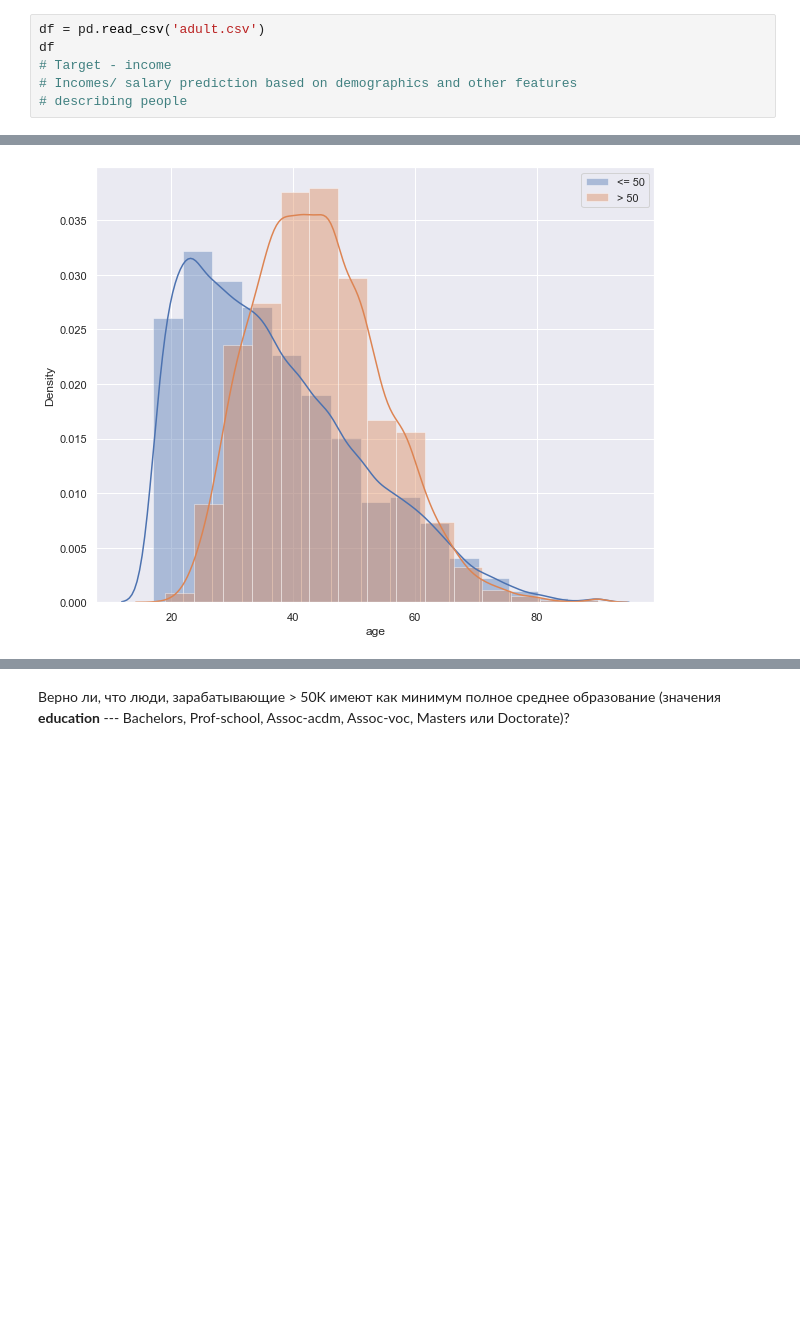
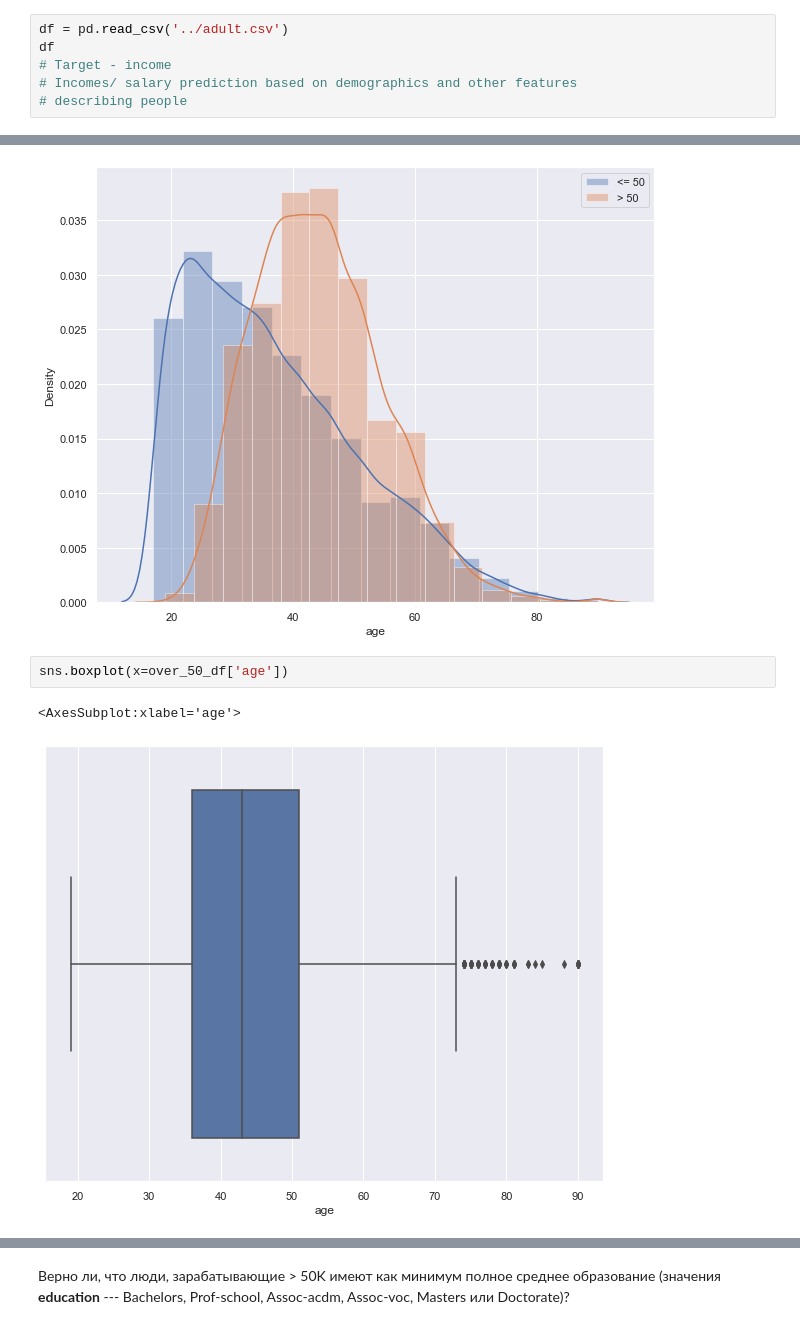
Before and after one commit to LVystorobska/ML-labs, a Jupyter notebook: lab_1_EDA/eda-adult-income-prediction_lab_1.ipynb, the cells around one changed output, grey strips where cells are left out. Drawn from its saved outputs; the diff is of its cells as text; blank space fills up the shorter version.

```diff
--- a/lab_1_EDA/eda-adult-income-prediction_lab_1.ipynb
+++ b/lab_1_EDA/eda-adult-income-prediction_lab_1.ipynb
@@ -9,7 +9,7 @@ sns.set(rc={'figure.figsize':(10, 8)})
 # %% [markdown]
 Загрузите данные. Они находятся в директории input.
 # %%
-df = pd.read_csv('adult.csv')
+df = pd.read_csv('../adult.csv')
 df
 # Target - income
 # Incomes/ salary prediction based on demographics and other features
@@ -43,3 +43,8 @@ df.groupby(['income'])['age'].describe()[['mean', 'std']]
 | <=50K | 36.872184 | 14.104118 |
 | >50K | 44.275178 | 10.558983 |
 [figure]
+# %%
+sns.boxplot(x=over_50_df['age'])
+# %% [output]
+<AxesSubplot:xlabel='age'>
+[figure, added]
```
Also changed, not shown: parts of 5 cells of this notebook, 2 other files.
